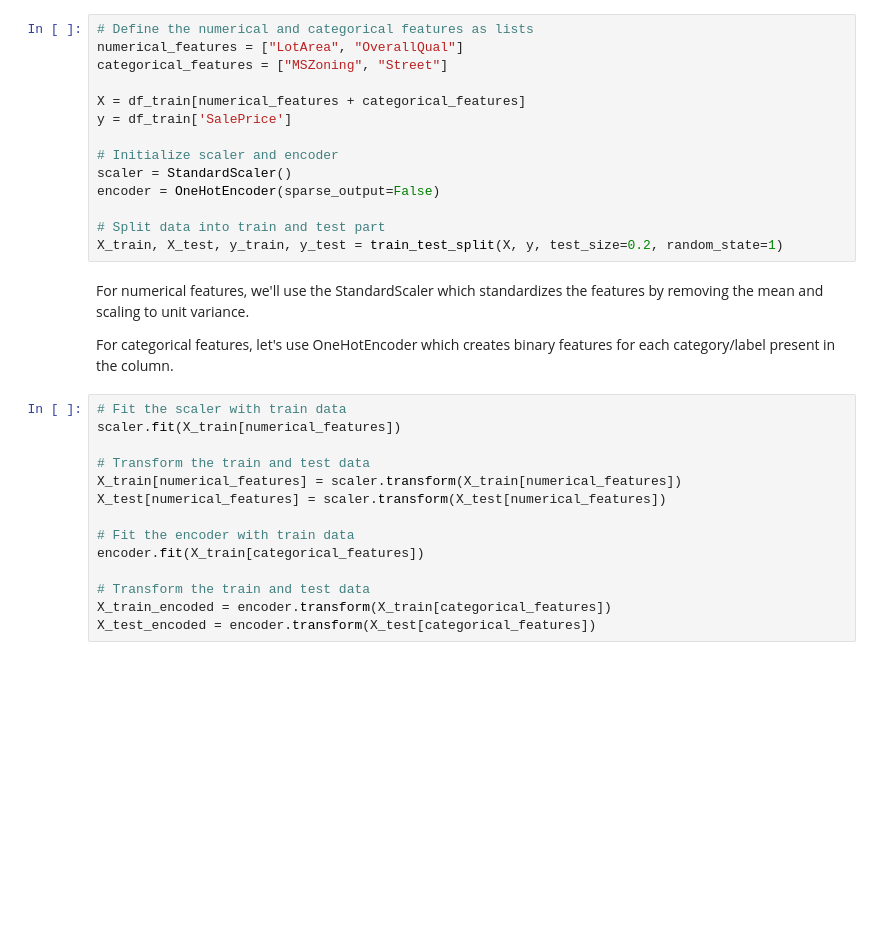
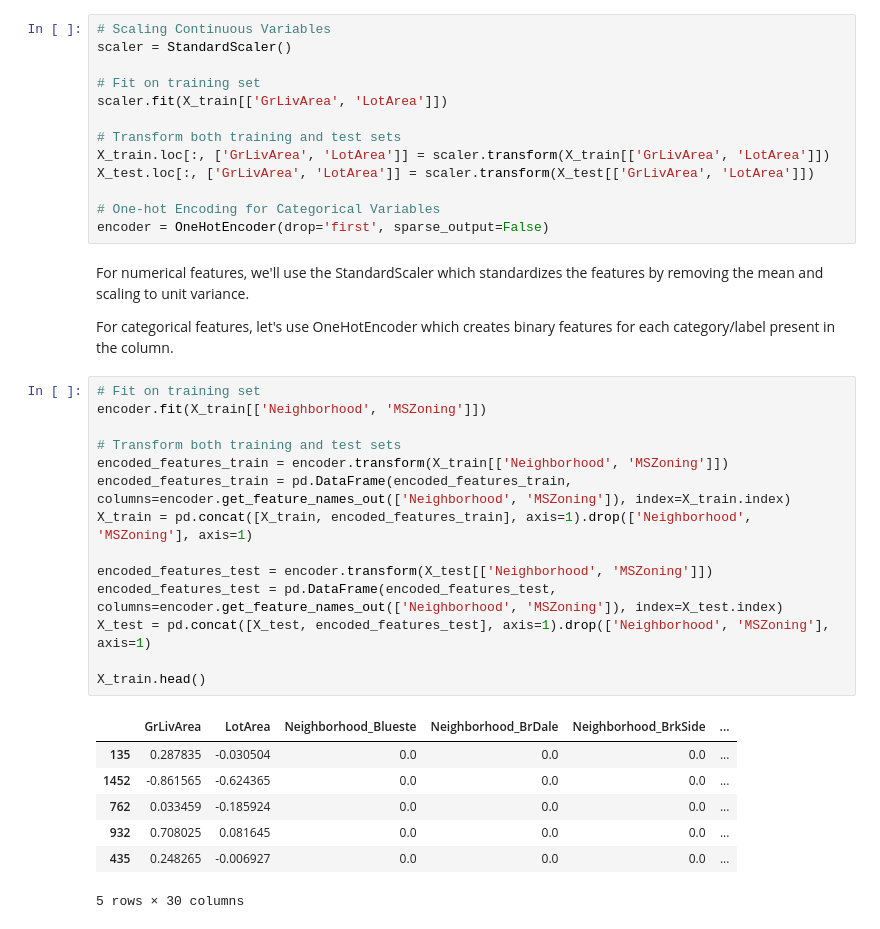
Before and after one commit to Kuttykishorekk/dsp-kishorekumar-mourougane, a Jupyter notebook: notebooks/house-prices-modeling.ipynb, the cells around one changed output. Cells and saved outputs as stored; diff of their text form; blank space fills up the shorter version.

Commit message:
Merge pw1 into main with refractoring

```diff
--- a/notebooks/house-prices-modeling.ipynb
+++ b/notebooks/house-prices-modeling.ipynb
@@ -88,32 +105,39 @@ For the categorical features, let's choose "MSZoning" and "Street" which identif
 # %%
-# Define the numerical and categorical features as lists
-numerical_features = ["LotArea", "OverallQual"]
-categorical_features = ["MSZoning", "Street"]
+# Scaling Continuous Variables
+scaler = StandardScaler()
 
-X = df_train[numerical_features + categorical_features]
-y = df_train['SalePrice']
+# Fit on training set
+scaler.fit(X_train[['GrLivArea', 'LotArea']])
 
-# Initialize scaler and encoder
-scaler = StandardScaler()
-encoder = OneHotEncoder(sparse_output=False)
+# Transform both training and test sets
+X_train.loc[:, ['GrLivArea', 'LotArea']] = scaler.transform(X_train[['GrLivArea', 'LotArea']])
+X_test.loc[:, ['GrLivArea', 'LotArea']] = scaler.transform(X_test[['GrLivArea', 'LotArea']])
 
-# Split data into train and test part
-X_train, X_test, y_train, y_test = train_test_split(X, y, test_size=0.2, random_state=1)
+# One-hot Encoding for Categorical Variables
+encoder = OneHotEncoder(drop='first', sparse_output=False)
 # %% [markdown]
 For numerical features, we'll use the StandardScaler which standardizes the features by removing the mean and scaling to unit variance.
 
 For categorical features, let's use OneHotEncoder which creates binary features for each category/label present in the column.
 # %%
-# Fit the scaler with train data
-scaler.fit(X_train[numerical_features])
+# Fit on training set
+encoder.fit(X_train[['Neighborhood', 'MSZoning']])
 
-# Transform the train and test data
-X_train[numerical_features] = scaler.transform(X_train[numerical_features])
-X_test[numerical_features] = scaler.transform(X_test[numerical_features])
+# Transform both training and test sets
+encoded_features_train = encoder.transform(X_train[['Neighborhood', 'MSZoning']])
+encoded_features_train = pd.DataFrame(encoded_features_train, columns=encoder.get_feature_names_out(['Neighborhood', 'MSZoning']), index=X_train.index)
+X_train = pd.concat([X_train, encoded_features_train], axis=1).drop(['Neighborhood', 'MSZoning'], axis=1)
 
-# Fit the encoder with train data
-encoder.fit(X_train[categorical_features])
+encoded_features_test = encoder.transform(X_test[['Neighborhood', 'MSZoning']])
+encoded_features_test = pd.DataFrame(encoded_features_test, columns=encoder.get_feature_names_out(['Neighborhood', 'MSZoning']), index=X_test.index)
+X_test = pd.concat([X_test, encoded_features_test], axis=1).drop(['Neighborhood', 'MSZoning'], axis=1)
 
-# Transform the train and test data
-X_train_encoded = encoder.transform(X_train[categorical_features])
-X_test_encoded = encoder.transform(X_test[categorical_features])
+X_train.head()
+# %% [output]
+|  | GrLivArea | LotArea | Neighborhood_Blueste | Neighborhood_BrDale | Neighborhood_BrkSide | ... |
+| 135 | 0.287835 | -0.030504 | 0.0 | 0.0 | 0.0 | ... |
+| 1452 | -0.861565 | -0.624365 | 0.0 | 0.0 | 0.0 | ... |
+| 762 | 0.033459 | -0.185924 | 0.0 | 0.0 | 0.0 | ... |
+| 932 | 0.708025 | 0.081645 | 0.0 | 0.0 | 0.0 | ... |
+| 435 | 0.248265 | -0.006927 | 0.0 | 0.0 | 0.0 | ... |
+5 rows × 30 columns
```
Also changed, not shown: parts of 21 cells of this notebook, 1 other file.
